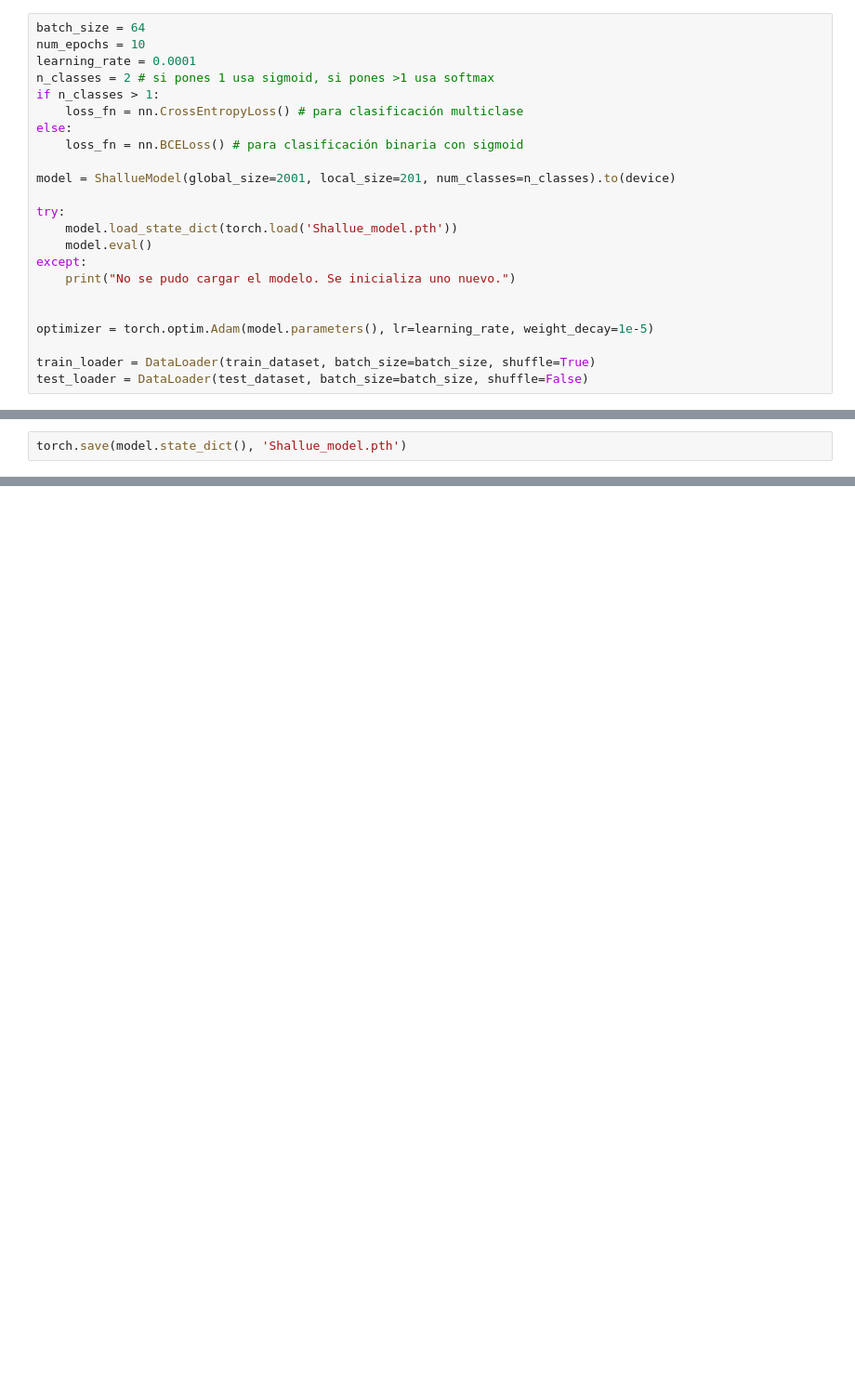
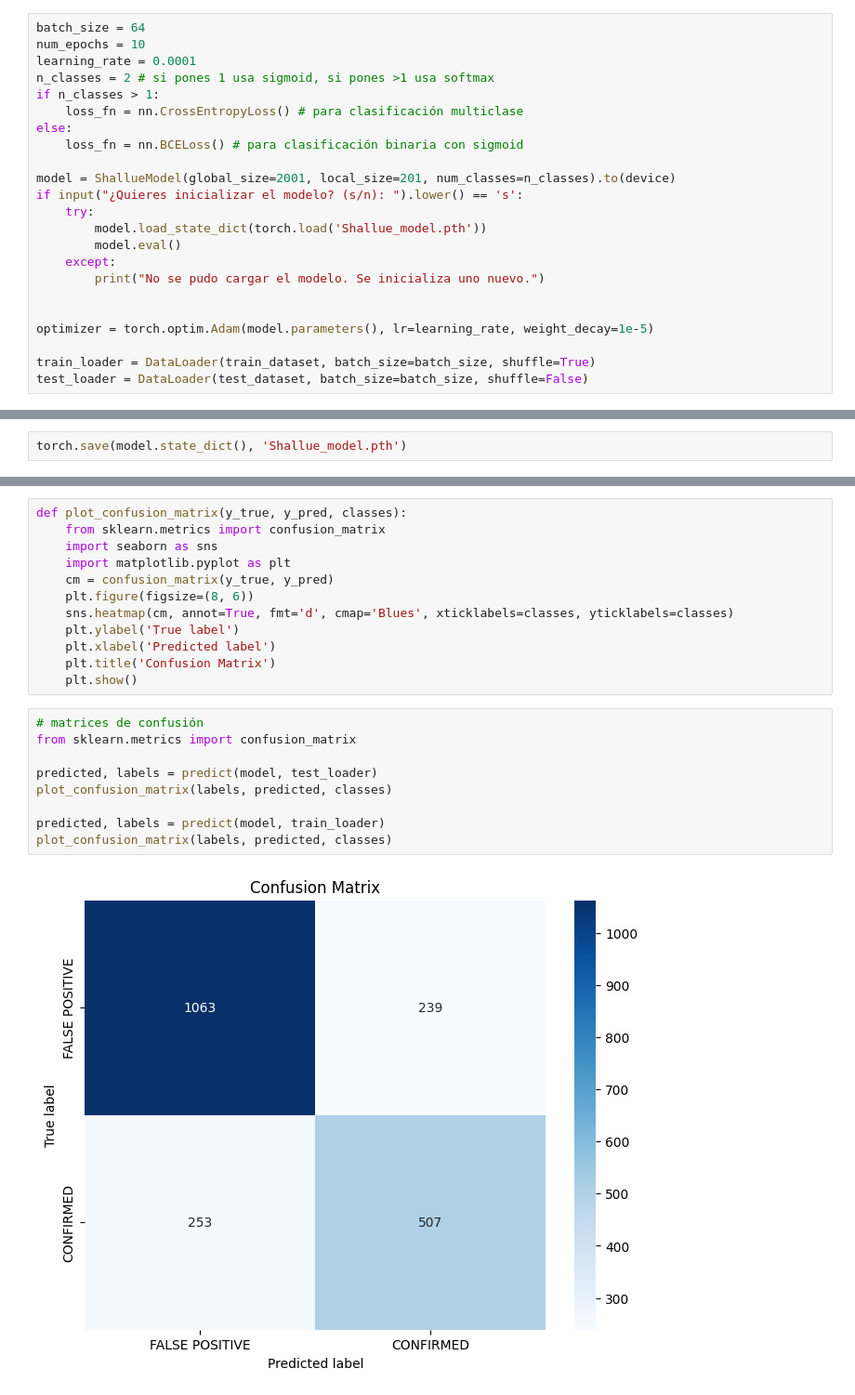
Before and after one commit to zmadru/ExoPlanet-Detection, a Jupyter notebook: Shallue_model.ipynb, the cells around one changed output, grey strips where cells are left out. Shown at 93% size. Drawn from its saved outputs; the diff is of its cells as text; blank space fills up the shorter version.

Commit message:
confusion matrix y predicion de los candidatos en shallue_model

```diff
--- a/Shallue_model.ipynb
+++ b/Shallue_model.ipynb
@@ -272,12 +273,12 @@ else:
     loss_fn = nn.BCELoss() # para clasificación binaria con sigmoid
 
 model = ShallueModel(global_size=2001, local_size=201, num_classes=n_classes).to(device)
-
-try:
-    model.load_state_dict(torch.load('Shallue_model.pth'))
-    model.eval()
-except:
-    print("No se pudo cargar el modelo. Se inicializa uno nuevo.")
+if input("¿Quieres inicializar el modelo? (s/n): ").lower() == 's':
+    try:
+        model.load_state_dict(torch.load('Shallue_model.pth'))
+        model.eval()
+    except:
+        print("No se pudo cargar el modelo. Se inicializa uno nuevo.")
 
 
 optimizer = torch.optim.Adam(model.parameters(), lr=learning_rate, weight_decay=1e-5)
@@ -409,0 +470,23 @@ torch.save(model.state_dict(), 'Shallue_model.pth')
+# %%
+def plot_confusion_matrix(y_true, y_pred, classes):
+    from sklearn.metrics import confusion_matrix
+    import seaborn as sns
+    import matplotlib.pyplot as plt
+    cm = confusion_matrix(y_true, y_pred)
+    plt.figure(figsize=(8, 6))
+    sns.heatmap(cm, annot=True, fmt='d', cmap='Blues', xticklabels=classes, yticklabels=classes)
+    plt.ylabel('True label')
+    plt.xlabel('Predicted label')
+    plt.title('Confusion Matrix')
+    plt.show()
+# %%
+# matrices de confusión
+from sklearn.metrics import confusion_matrix
+
+predicted, labels = predict(model, test_loader)
+plot_confusion_matrix(labels, predicted, classes)
+
+predicted, labels = predict(model, train_loader)
+plot_confusion_matrix(labels, predicted, classes)
+# %% [output]
+[figure, added]
```
Also changed, not shown: parts of 15 cells of this notebook, 2 other files.
